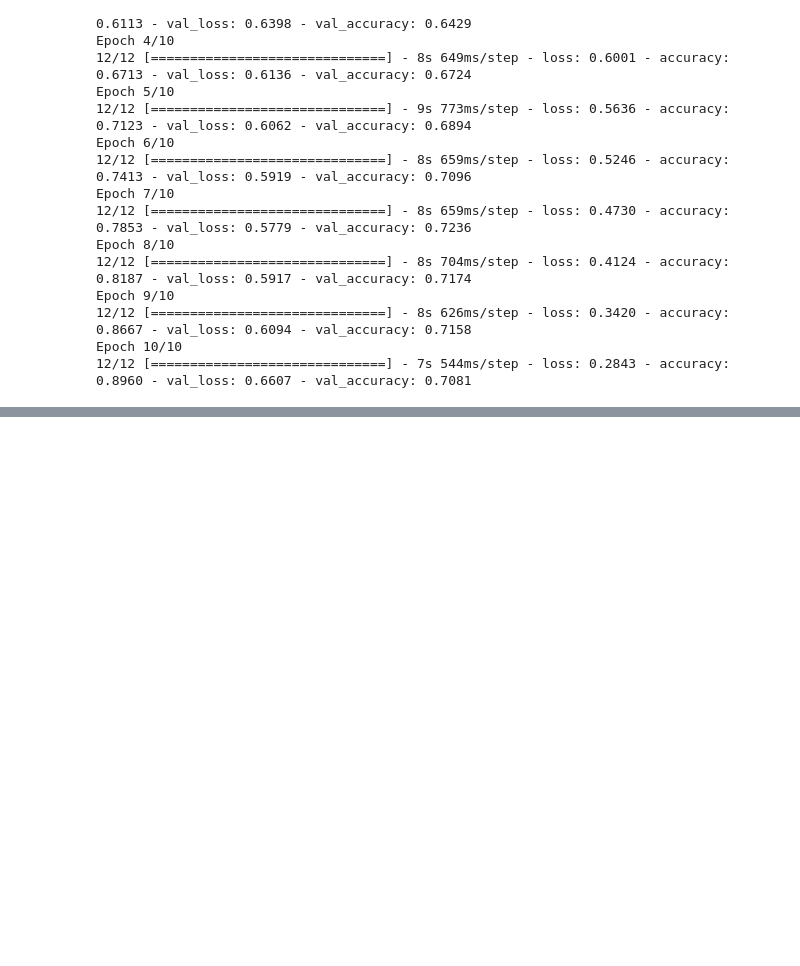
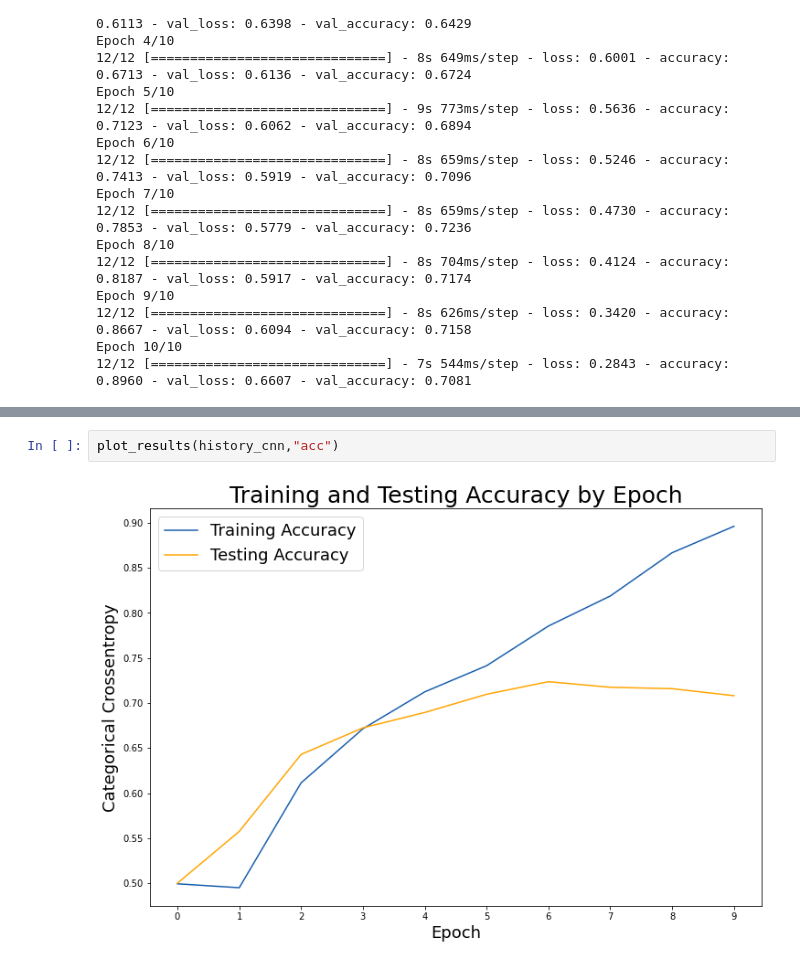
Before and after one commit to lmarett8/nn_hackathon, a Jupyter notebook: 01_get_data.ipynb, the cells around one changed output, grey strips where cells are left out. Saved outputs shown, nothing was run; the diff lists cells and outputs as text; blank space fills up the shorter version.

```diff
--- a/01_get_data.ipynb
+++ b/01_get_data.ipynb
@@ -193,0 +129,4 @@ y_train.shape
+# %%
+plot_results(history_cnn,"acc")
+# %% [output]
+[figure, added]
```
Also changed, not shown: parts of 20 cells of this notebook.
